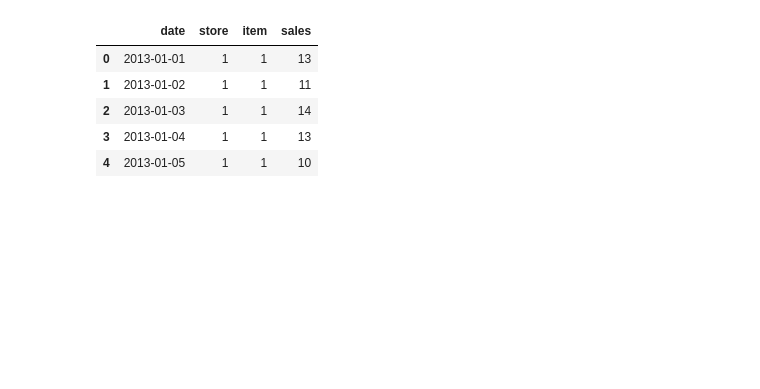
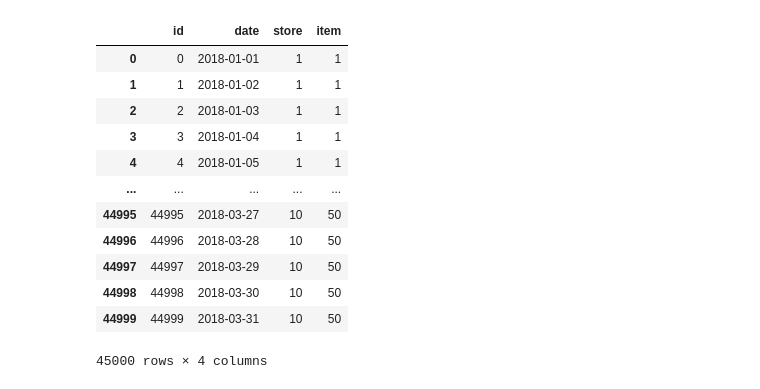
Before and after one commit to ECruz25/cross-entropy-services, a Jupyter notebook: Time Series.ipynb, the cells around one changed output. Saved outputs shown, nothing was run; the diff lists cells and outputs as text; code cells hidden in the pictures; blank space fills up the shorter version.

```diff
--- a/Time Series.ipynb
+++ b/Time Series.ipynb
@@ -43,14 +29,22 @@ Passing (type, 1) or '1type' as a synonym of type is deprecated; in a future ver
 # %%
 training_data = pd.read_csv('./test/train.csv', parse_dates=['date'])
+testing_data = pd.read_csv('./test/test.csv', parse_dates=['date'])
-# %%
-training_data.head()
-# %% [output]
-|  | date | store | item | sales |
-| 0 | 2013-01-01 | 1 | 1 | 13 |
-| 1 | 2013-01-02 | 1 | 1 | 11 |
-| 2 | 2013-01-03 | 1 | 1 | 14 |
-| 3 | 2013-01-04 | 1 | 1 | 13 |
-| 4 | 2013-01-05 | 1 | 1 | 10 |
+# %%
+testing_data
+# %% [output]
+|  | id | date | store | item |
+| 0 | 0 | 2018-01-01 | 1 | 1 |
+| 1 | 1 | 2018-01-02 | 1 | 1 |
+| 2 | 2 | 2018-01-03 | 1 | 1 |
+| 3 | 3 | 2018-01-04 | 1 | 1 |
+| 4 | 4 | 2018-01-05 | 1 | 1 |
+| ... | ... | ... | ... | ... |
+| 44995 | 44995 | 2018-03-27 | 10 | 50 |
+| 44996 | 44996 | 2018-03-28 | 10 | 50 |
+| 44997 | 44997 | 2018-03-29 | 10 | 50 |
+| 44998 | 44998 | 2018-03-30 | 10 | 50 |
+| 44999 | 44999 | 2018-03-31 | 10 | 50 |
+45000 rows × 4 columns
 # %%
 print('Min date from train set: %s' % training_data['date'].min().date())
 print('Max date from train set: %s' % training_data['date'].max().date())
```
Also changed, not shown: parts of 36 cells of this notebook, 40 other files.
